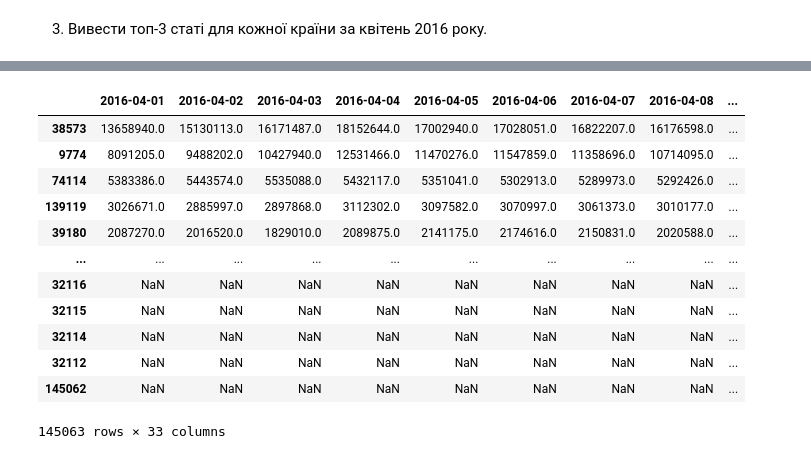
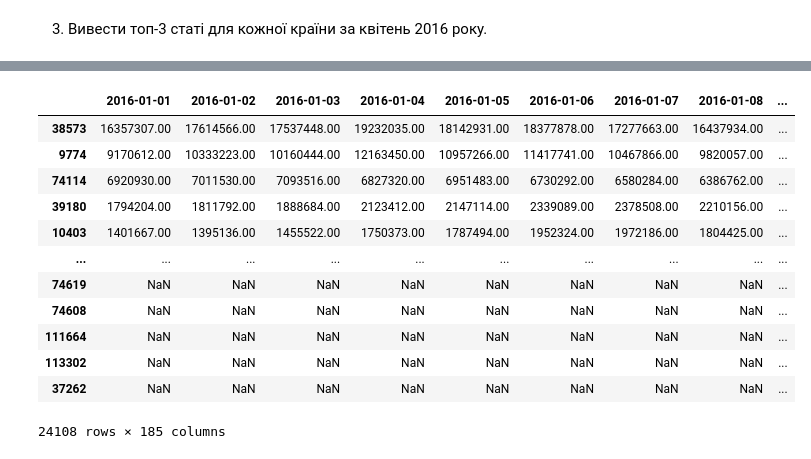
Before and after one commit to reesha-rsh/MLb4, a Jupyter notebook: Homework/Homework_2_0_Pandas_Toxic_Comments_EDA.ipynb, the cells around one changed output, grey strips where cells are left out. Saved outputs shown, nothing was run; the diff lists cells and outputs as text; code cells hidden in the pictures.

```diff
--- a/Homework/Homework_2_0_Pandas_Toxic_Comments_EDA.ipynb
+++ b/Homework/Homework_2_0_Pandas_Toxic_Comments_EDA.ipynb
@@ -119,0 +409,9 @@ train_april_2016['Language'] = train['Language']
+# %%
+train_firsthalf_2016 = train.loc[:, (train.columns >= '2016-01-01') & (train.columns <= '2016-06-30') ]
+# %%
+# Add Total column
+train_firsthalf_2016.loc[:,'Total'] = train_firsthalf_2016.loc[:,:].sum(axis=1, skipna=True)
+
+# Add back Page and Lang columns
+train_firsthalf_2016.loc[:,'Page'] = train.loc[:,'Page']
+train_firsthalf_2016.loc[:,'Language'] = train.loc[:,'Language']
@@ -120,17 +434,17 @@ train_april_2016['Language'] = train['Language']
 # %%
-train_april_2016 = train_april_2016.sort_values('Total', ascending=False)
-train_april_2016
+en_train_firsthalf_2016 = train_firsthalf_2016[train_firsthalf_2016['Language'] == 'en'].sort_values('Total', ascending=False)
+en_train_firsthalf_2016
 # %% [output]
-|  | 2016-04-01 | 2016-04-02 | 2016-04-03 | 2016-04-04 | 2016-04-05 | 2016-04-06 | 2016-04-07 | 2016-04-08 | ... |
-| 38573 | 13658940.0 | 15130113.0 | 16171487.0 | 18152644.0 | 17002940.0 | 17028051.0 | 16822207.0 | 16176598.0 | ... |
-| 9774 | 8091205.0 | 9488202.0 | 10427940.0 | 12531466.0 | 11470276.0 | 11547859.0 | 11358696.0 | 10714095.0 | ... |
-| 74114 | 5383386.0 | 5443574.0 | 5535088.0 | 5432117.0 | 5351041.0 | 5302913.0 | 5289973.0 | 5292426.0 | ... |
-| 139119 | 3026671.0 | 2885997.0 | 2897868.0 | 3112302.0 | 3097582.0 | 3070997.0 | 3061373.0 | 3010177.0 | ... |
-| 39180 | 2087270.0 | 2016520.0 | 1829010.0 | 2089875.0 | 2141175.0 | 2174616.0 | 2150831.0 | 2020588.0 | ... |
+|  | 2016-01-01 | 2016-01-02 | 2016-01-03 | 2016-01-04 | 2016-01-05 | 2016-01-06 | 2016-01-07 | 2016-01-08 | ... |
+| 38573 | 16357307.00 | 17614566.00 | 17537448.00 | 19232035.00 | 18142931.00 | 18377878.00 | 17277663.00 | 16437934.00 | ... |
+| 9774 | 9170612.00 | 10333223.00 | 10160444.00 | 12163450.00 | 10957266.00 | 11417741.00 | 10467866.00 | 9820057.00 | ... |
+| 74114 | 6920930.00 | 7011530.00 | 7093516.00 | 6827320.00 | 6951483.00 | 6730292.00 | 6580284.00 | 6386762.00 | ... |
+| 39180 | 1794204.00 | 1811792.00 | 1888684.00 | 2123412.00 | 2147114.00 | 2339089.00 | 2378508.00 | 2210156.00 | ... |
+| 10403 | 1401667.00 | 1395136.00 | 1455522.00 | 1750373.00 | 1787494.00 | 1952324.00 | 1972186.00 | 1804425.00 | ... |
 | ... | ... | ... | ... | ... | ... | ... | ... | ... | ... |
-| 32116 | NaN | NaN | NaN | NaN | NaN | NaN | NaN | NaN | ... |
-| 32115 | NaN | NaN | NaN | NaN | NaN | NaN | NaN | NaN | ... |
-| 32114 | NaN | NaN | NaN | NaN | NaN | NaN | NaN | NaN | ... |
-| 32112 | NaN | NaN | NaN | NaN | NaN | NaN | NaN | NaN | ... |
-| 145062 | NaN | NaN | NaN | NaN | NaN | NaN | NaN | NaN | ... |
+| 74619 | NaN | NaN | NaN | NaN | NaN | NaN | NaN | NaN | ... |
+| 74608 | NaN | NaN | NaN | NaN | NaN | NaN | NaN | NaN | ... |
+| 111664 | NaN | NaN | NaN | NaN | NaN | NaN | NaN | NaN | ... |
+| 113302 | NaN | NaN | NaN | NaN | NaN | NaN | NaN | NaN | ... |
+| 37262 | NaN | NaN | NaN | NaN | NaN | NaN | NaN | NaN | ... |
-145063 rows × 33 columns
+24108 rows × 185 columns
```
Also changed, not shown: parts of 32 cells of this notebook.
